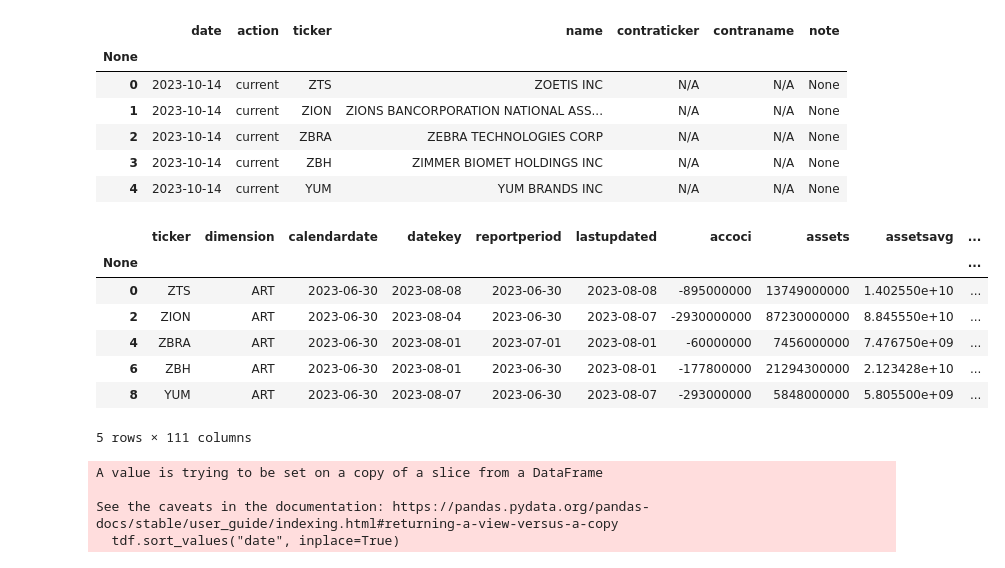
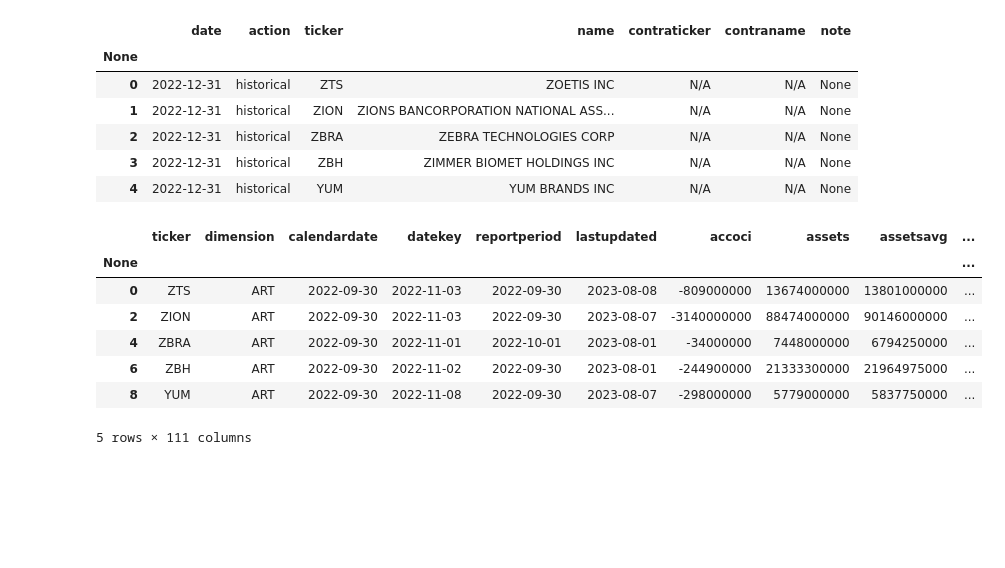
Before and after one commit to springmarathon/nyu-hedge-fund-strategies, a Jupyter notebook: quantrocket/analyzing_profitability.ipynb, the cells around one changed output. Saved outputs shown, nothing was run; the diff lists cells and outputs as text; code cells hidden in the pictures; blank space fills up the shorter version.

```diff
--- a/quantrocket/analyzing_profitability.ipynb
+++ b/quantrocket/analyzing_profitability.ipynb
@@ -9,28 +9,28 @@ import pandas as pd
 from sharadar import equity_prices
 # %%
 quandl.ApiConfig.api_key = 'NRvcyMwNMXZ2ooDSM3nw'
-universe = quandl.get_table('SHARADAR/SP500', action='current')
+universe = quandl.get_table('SHARADAR/SP500', action='historical', date='2022-12-31')
 universe.head()
 # %% [output]
 |  | date | action | ticker | name | contraticker | contraname | note |
 | None |  |  |  |  |  |  |  |
-| 0 | 2023-10-14 | current | ZTS | ZOETIS INC | N/A | N/A | None |
-| 1 | 2023-10-14 | current | ZION | ZIONS BANCORPORATION NATIONAL ASS... | N/A | N/A | None |
-| 2 | 2023-10-14 | current | ZBRA | ZEBRA TECHNOLOGIES CORP | N/A | N/A | None |
-| 3 | 2023-10-14 | current | ZBH | ZIMMER BIOMET HOLDINGS INC | N/A | N/A | None |
-| 4 | 2023-10-14 | current | YUM | YUM BRANDS INC | N/A | N/A | None |
+| 0 | 2022-12-31 | historical | ZTS | ZOETIS INC | N/A | N/A | None |
+| 1 | 2022-12-31 | historical | ZION | ZIONS BANCORPORATION NATIONAL ASS... | N/A | N/A | None |
+| 2 | 2022-12-31 | historical | ZBRA | ZEBRA TECHNOLOGIES CORP | N/A | N/A | None |
+| 3 | 2022-12-31 | historical | ZBH | ZIMMER BIOMET HOLDINGS INC | N/A | N/A | None |
+| 4 | 2022-12-31 | historical | YUM | YUM BRANDS INC | N/A | N/A | None |
 # %%
-fundamentals = quandl.get_table('SHARADAR/SF1', datekey={'gte':'2023-03-31','lte':'2023-08-31'}, dimension="ART", ticker=",".join(universe['ticker'].to_list()))
+fundamentals = quandl.get_table('SHARADAR/SF1', datekey={'gte':'2022-07-31','lte':'2022-12-31'}, dimension="ART", ticker=",".join(universe['ticker'].to_list()))
 fundamentals = fundamentals.drop_duplicates("ticker", keep="first")
 fundamentals.head()
 # %% [output]
 |  | ticker | dimension | calendardate | datekey | reportperiod | lastupdated | accoci | assets | assetsavg | ... |
 | None |  |  |  |  |  |  |  |  |  | ... |
-| 0 | ZTS | ART | 2023-06-30 | 2023-08-08 | 2023-06-30 | 2023-08-08 | -895000000 | 13749000000 | 1.402550e+10 | ... |
-| 2 | ZION | ART | 2023-06-30 | 2023-08-04 | 2023-06-30 | 2023-08-07 | -2930000000 | 87230000000 | 8.845550e+10 | ... |
-| 4 | ZBRA | ART | 2023-06-30 | 2023-08-01 | 2023-07-01 | 2023-08-01 | -60000000 | 7456000000 | 7.476750e+09 | ... |
-| 6 | ZBH | ART | 2023-06-30 | 2023-08-01 | 2023-06-30 | 2023-08-01 | -177800000 | 21294300000 | 2.123428e+10 | ... |
-| 8 | YUM | ART | 2023-06-30 | 2023-08-07 | 2023-06-30 | 2023-08-07 | -293000000 | 5848000000 | 5.805500e+09 | ... |
+| 0 | ZTS | ART | 2022-09-30 | 2022-11-03 | 2022-09-30 | 2023-08-08 | -809000000 | 13674000000 | 13801000000 | ... |
+| 2 | ZION | ART | 2022-09-30 | 2022-11-03 | 2022-09-30 | 2023-08-07 | -3140000000 | 88474000000 | 90146000000 | ... |
+| 4 | ZBRA | ART | 2022-09-30 | 2022-11-01 | 2022-10-01 | 2023-08-01 | -34000000 | 7448000000 | 6794250000 | ... |
+| 6 | ZBH | ART | 2022-09-30 | 2022-11-02 | 2022-09-30 | 2023-08-01 | -244900000 | 21333300000 | 21964975000 | ... |
+| 8 | YUM | ART | 2022-09-30 | 2022-11-08 | 2022-09-30 | 2023-08-07 | -298000000 | 5779000000 | 5837750000 | ... |
 5 rows × 111 columns
 # %%
 fundamentals.sort_values("datekey", inplace=True)
@@ -44,15 +44,10 @@ for d in datekeys:
     for t in tickers:
         tdf = df[df["ticker"] == t]
         if not tdf.empty:
-            tdf.sort_values("date", inplace=True)
+            tdf = tdf.sort_values("date")
             fundamentals.loc[fundamentals["ticker"] == t, "OneDRet"] = tdf.iloc[1]["closeadj"] / tdf.iloc[0]["closeadj"] - 1
             fundamentals.loc[fundamentals["ticker"] == t, "FiveDRet"] = tdf.iloc[5]["closeadj"] / tdf.iloc[0]["closeadj"] - 1
-            fundamentals.loc[fundamentals["ticker"] == t, "TwentyOneDRet"] = tdf.iloc[-1]["closeadj"] / tdf.iloc[0]["closeadj"] - 1
+            fundamentals.loc[fundamentals["ticker"] == t, "TwentyOneDRet"] = tdf.iloc[21]["closeadj"] / tdf.iloc[0]["closeadj"] - 1
-# %% [output]
-A value is trying to be set on a copy of a slice from a DataFrame
-
-See the caveats in the documentation: https://pandas.pydata.org/pandas-docs/stable/user_guide/indexing.html#returning-a-view-versus-a-copy
-  tdf.sort_values("date", inplace=True)
 # %%
 df = pd.merge(left=universe, right=fundamentals, left_on="ticker", right_on="ticker", how="left")
 df[df["datekey"].isna()]
```
Also changed, not shown: parts of 5 cells of this notebook, 1 other file.
